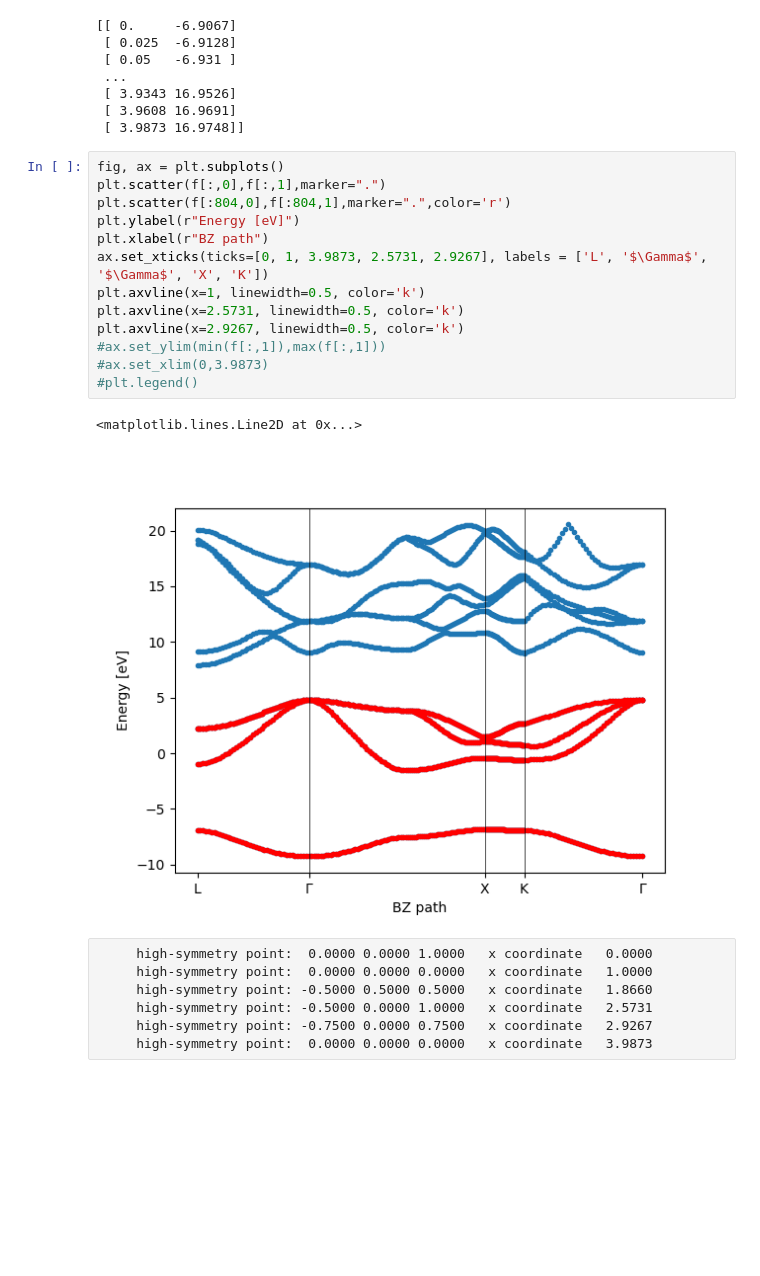
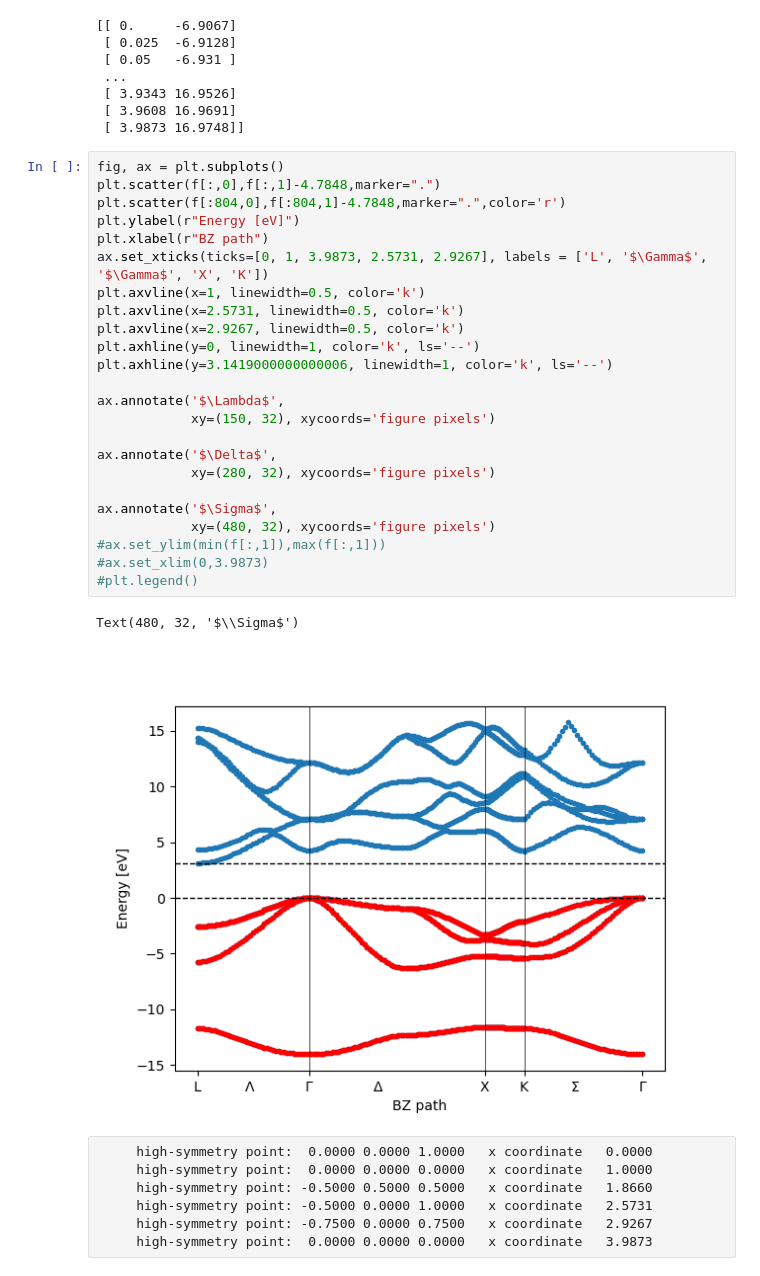
Before and after one commit to PaulD273/project_labqsm, a Jupyter notebook: ZnS_zincblende/nscf/Bands.ipynb, the cells around one changed output. Drawn from its saved outputs; the diff is of its cells as text; blank space fills up the shorter version.

```diff
--- a/ZnS_zincblende/nscf/Bands.ipynb
+++ b/ZnS_zincblende/nscf/Bands.ipynb
@@ -27,20 +27,31 @@ print(f)
  [ 3.9873 16.9748]]
 # %%
 fig, ax = plt.subplots()
-plt.scatter(f[:,0],f[:,1],marker=".")
-plt.scatter(f[:804,0],f[:804,1],marker=".",color='r')
+plt.scatter(f[:,0],f[:,1]-4.7848,marker=".")
+plt.scatter(f[:804,0],f[:804,1]-4.7848,marker=".",color='r')
 plt.ylabel(r"Energy [eV]")
 plt.xlabel(r"BZ path")
 ax.set_xticks(ticks=[0, 1, 3.9873, 2.5731, 2.9267], labels = ['L', '$\Gamma$', '$\Gamma$', 'X', 'K'])
 plt.axvline(x=1, linewidth=0.5, color='k')
 plt.axvline(x=2.5731, linewidth=0.5, color='k')
 plt.axvline(x=2.9267, linewidth=0.5, color='k')
+plt.axhline(y=0, linewidth=1, color='k', ls='--')
+plt.axhline(y=3.1419000000000006, linewidth=1, color='k', ls='--')
+
+ax.annotate('$\Lambda$',
+            xy=(150, 32), xycoords='figure pixels')
+
+ax.annotate('$\Delta$',
+            xy=(280, 32), xycoords='figure pixels')
+
+ax.annotate('$\Sigma$',
+            xy=(480, 32), xycoords='figure pixels')
 #ax.set_ylim(min(f[:,1]),max(f[:,1]))
 #ax.set_xlim(0,3.9873)
 #plt.legend()
 # %% [output]
-<matplotlib.lines.Line2D at 0x...>
+Text(480, 32, '$\\Sigma$')
-[figure, old version]
+[figure, new version]
 # %% [raw]
      high-symmetry point:  0.0000 0.0000 1.0000   x coordinate   0.0000
      high-symmetry point:  0.0000 0.0000 0.0000   x coordinate   1.0000
```
Also changed, not shown: 4 other files.
